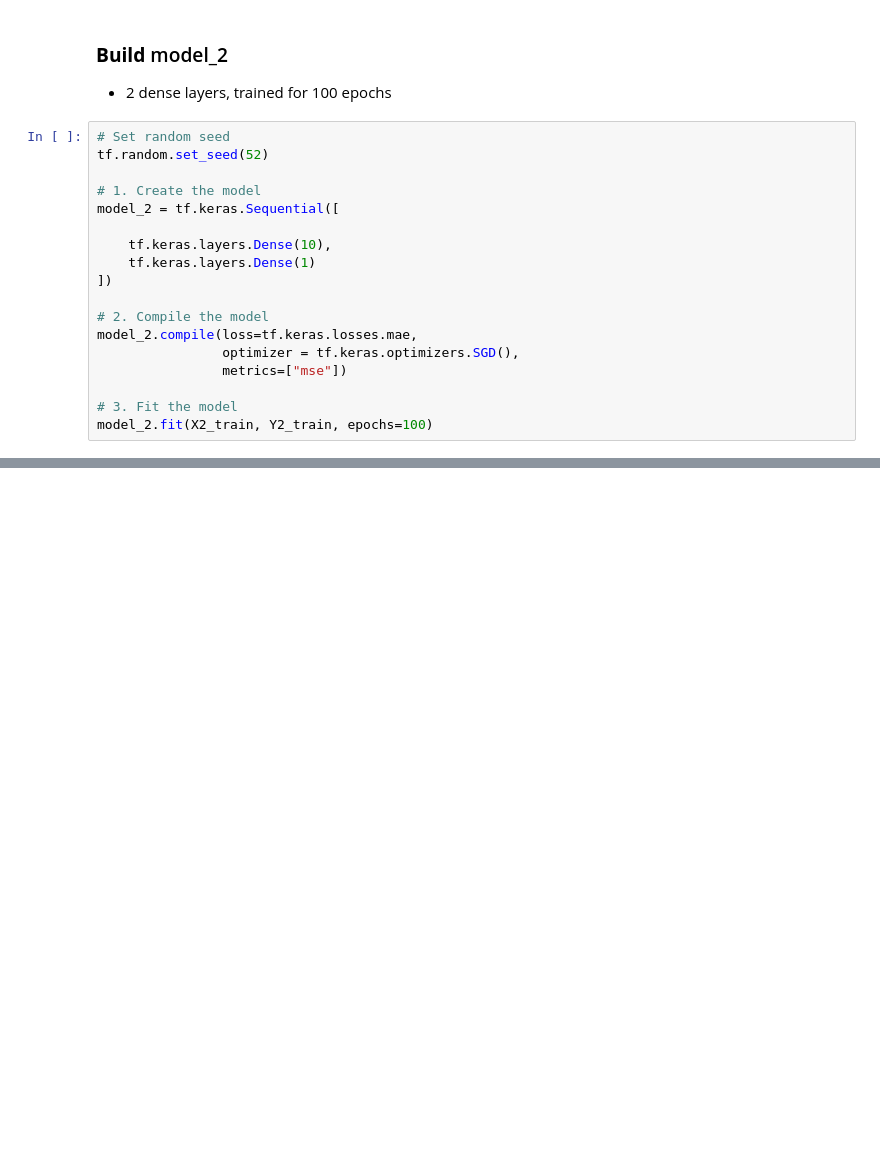
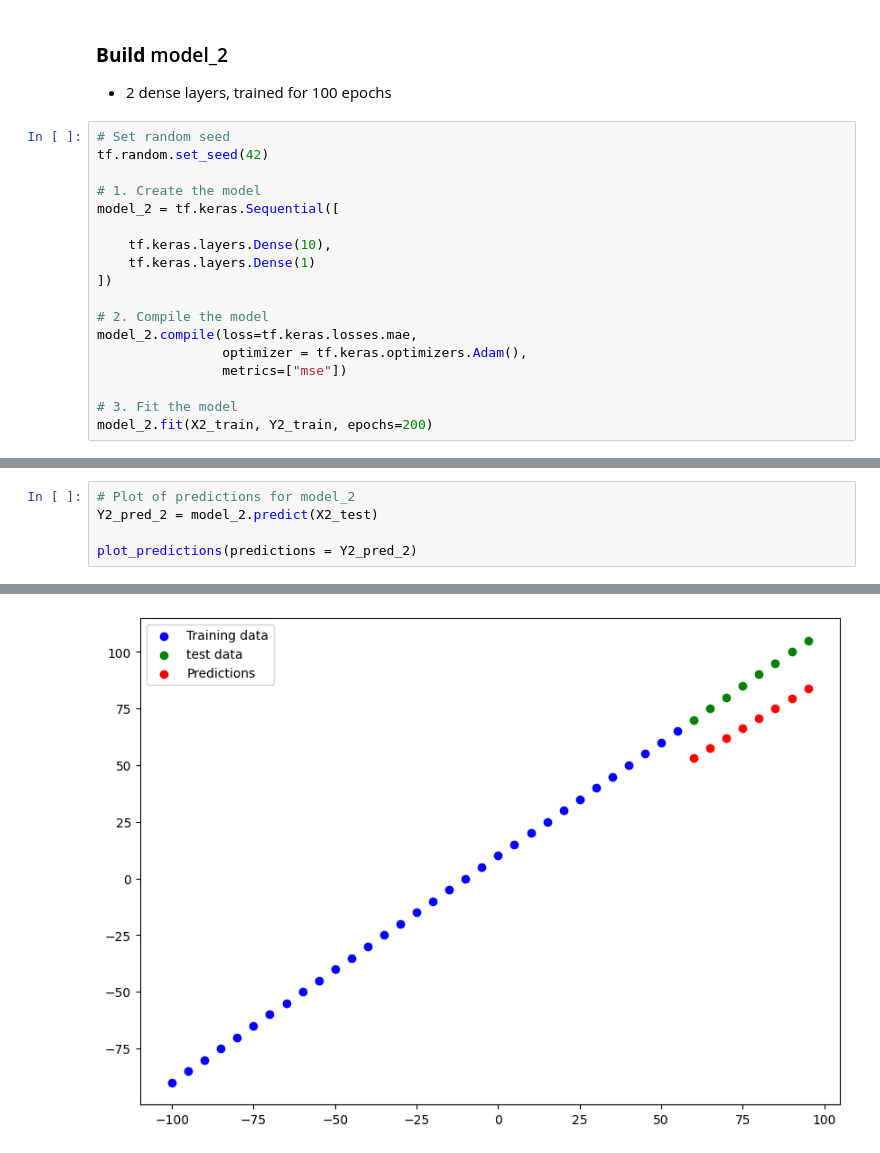
Before and after one commit to imon333/TensorFLow, a Jupyter notebook: 01_neural_network_regression_with_tensorflow.ipynb, the cells around one changed output, grey strips where cells are left out. Drawn from its saved outputs; the diff is of its cells as text; blank space fills up the shorter version.

```diff
--- a/01_neural_network_regression_with_tensorflow.ipynb
+++ b/01_neural_network_regression_with_tensorflow.ipynb
@@ -606,7 +606,7 @@ mae_1, mse_1
 + 2 dense layers, trained for 100 epochs
 # %%
 # Set random seed
-tf.random.set_seed(52)
+tf.random.set_seed(42)
 
 # 1. Create the model
 model_2 = tf.keras.Sequential([
@@ -617,9 +617,9 @@ model_2 = tf.keras.Sequential([
 
 # 2. Compile the model
 model_2.compile(loss=tf.keras.losses.mae,
-                optimizer = tf.keras.optimizers.SGD(),
+                optimizer = tf.keras.optimizers.Adam(),
                 metrics=["mse"])
 
 # 3. Fit the model
-model_2.fit(X2_train, Y2_train, epochs=100)
+model_2.fit(X2_train, Y2_train, epochs=200)
 # %% [output]
@@ -643 +643,7 @@ Epoch 100/100
 <keras.src.callbacks.history.History at 0x...>
+# %%
+# Plot of predictions for model_2
+Y2_pred_2 = model_2.predict(X2_test)
+
+plot_predictions(predictions = Y2_pred_2)
+# %% [output]
@@ -643,0 +651 @@ Epoch 100/100
+[figure, added]
```
Also changed, not shown: parts of 2 cells of this notebook.
